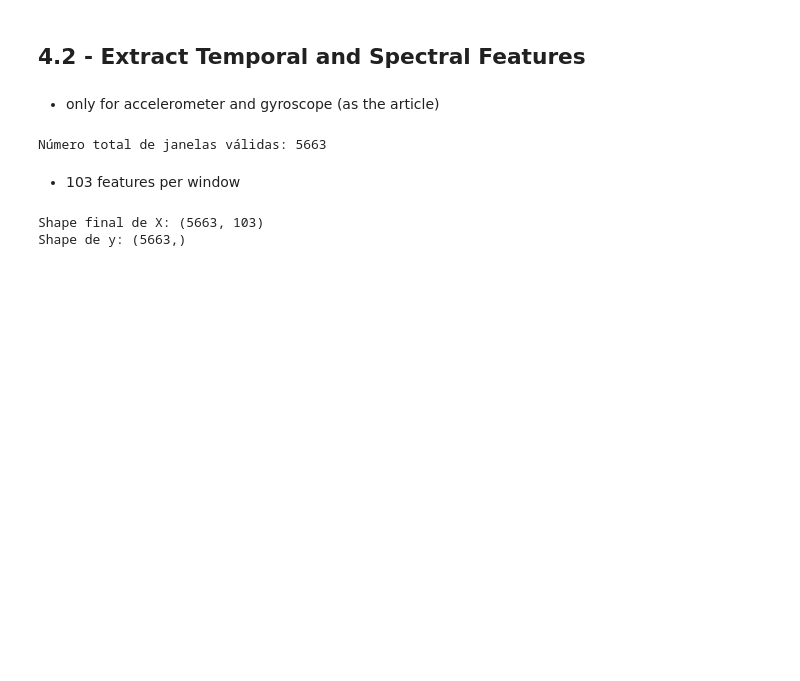
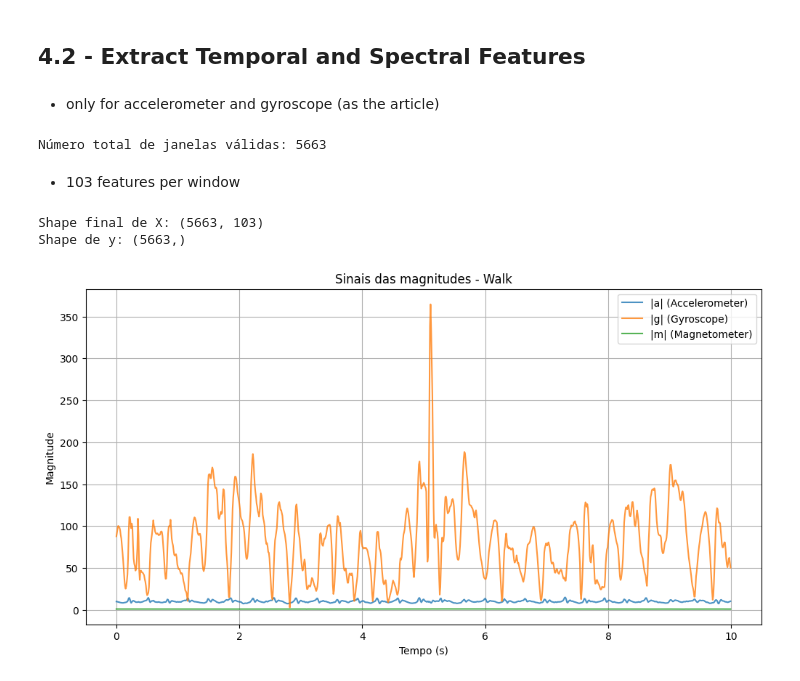
Before and after one commit to MiguelAnt17/detection_of_humans_activities, a Jupyter notebook: MiguelAntonio_2022237621.ipynb, the cells around one changed output. Saved outputs shown, nothing was run; the diff lists cells and outputs as text; code cells hidden in the pictures; blank space fills up the shorter version.

Commit message:
Segmentation on data

```diff
--- a/MiguelAntonio_2022237621.ipynb
+++ b/MiguelAntonio_2022237621.ipynb
@@ -997,3 +997,34 @@ print("Shape de y:", y.shape)
 # %% [output]
 Shape final de X: (5663, 103)
 Shape de y: (5663,)
+# %%
+import matplotlib.pyplot as plt
+import numpy as np
+
+# Escolher atividade para visualizar
+activity_label = 4  # por exemplo, 'Walk'
+activity_name = 'Walk'
+
+# Filtrar apenas essa atividade
+mask = combined_data[:, 3] == activity_label
+data = combined_data[mask]
+
+# Selecionar um intervalo (por exemplo, primeiros 1000 samples)
+n_samples = 1000
+time = np.arange(n_samples) / 100  # se fs = 100 Hz
+a = data[:n_samples, 0]  # |a|
+g = data[:n_samples, 1]  # |g|
+m = data[:n_samples, 2]  # |m|
+
+plt.figure(figsize=(12, 6))
+plt.plot(time, a, label='|a| (Accelerometer)', alpha=0.8)
+plt.plot(time, g, label='|g| (Gyroscope)', alpha=0.8)
+plt.plot(time, m, label='|m| (Magnetometer)', alpha=0.8)
+plt.title(f"Sinais das magnitudes - {activity_name}")
+plt.xlabel("Tempo (s)")
+plt.ylabel("Magnitude")
+plt.legend()
+plt.grid(True)
+plt.show()
+# %% [output]
+[figure, added]
```
Also changed, not shown: parts of 2 cells of this notebook.
